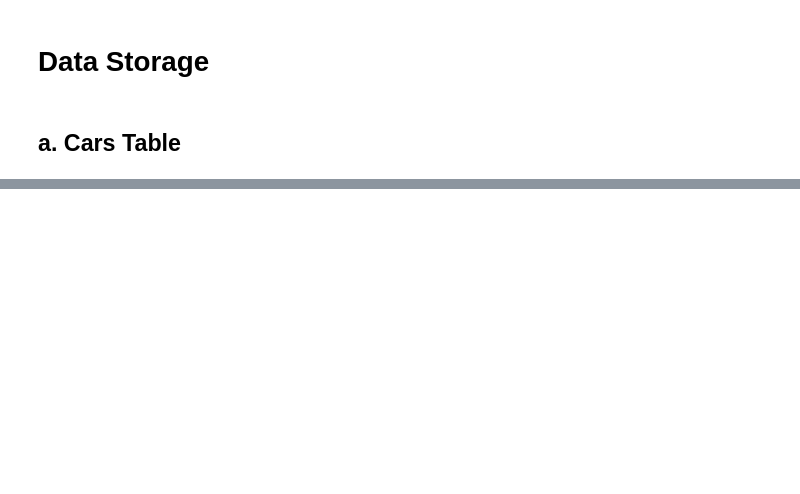
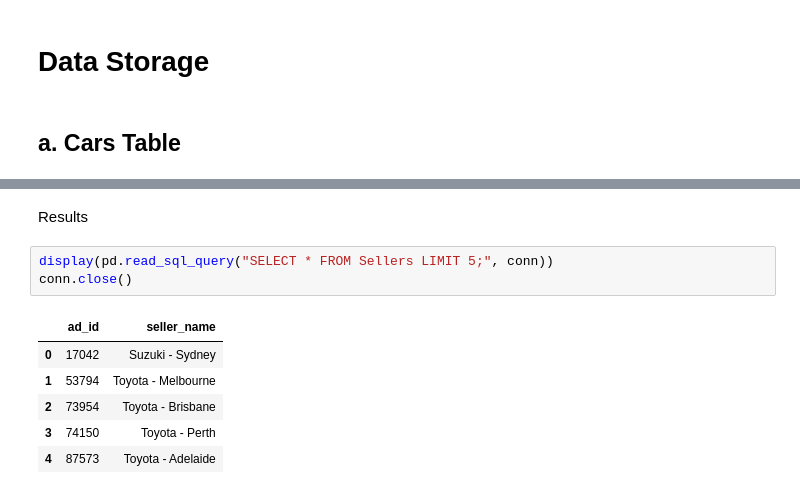
Before and after one commit to gvosper25/GeorgiaVosper_3009ICT, a Jupyter notebook: GeorgiaVosper_3009ICT.ipynb, the cells around one changed output, grey strips where cells are left out. Drawn from its saved outputs; the diff is of its cells as text; blank space fills up the shorter version.

```diff
--- a/GeorgiaVosper_3009ICT.ipynb
+++ b/GeorgiaVosper_3009ICT.ipynb
@@ -212,0 +260,12 @@ Rows removed: 0
+# %% [markdown]
+Results
+# %%
+display(pd.read_sql_query("SELECT * FROM Sellers LIMIT 5;", conn))
+conn.close()
+# %% [output]
+|  | ad_id | seller_name |
+| 0 | 17042 | Suzuki - Sydney |
+| 1 | 53794 | Toyota - Melbourne |
+| 2 | 73954 | Toyota - Brisbane |
+| 3 | 74150 | Toyota - Perth |
+| 4 | 87573 | Toyota - Adelaide |
```
Also changed, not shown: parts of 9 cells of this notebook.
